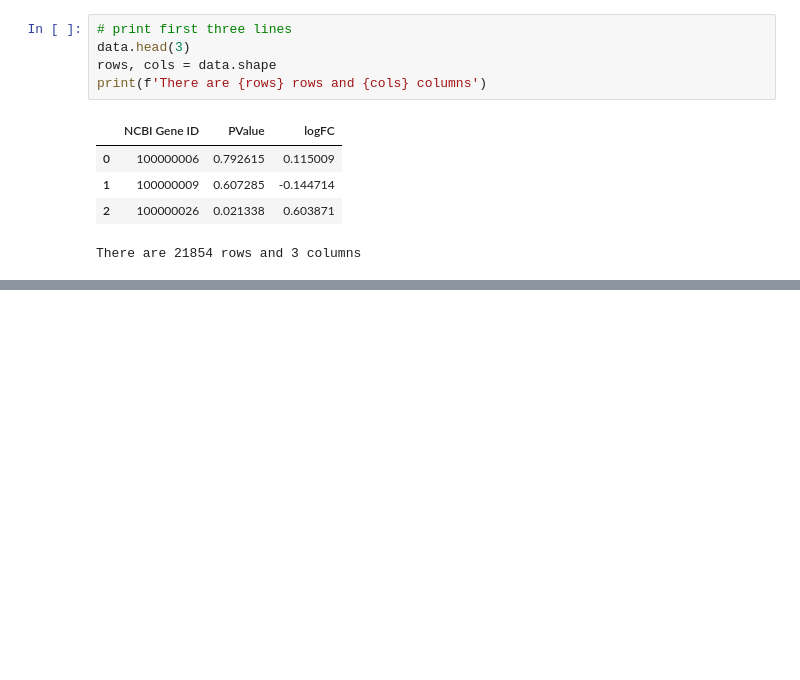
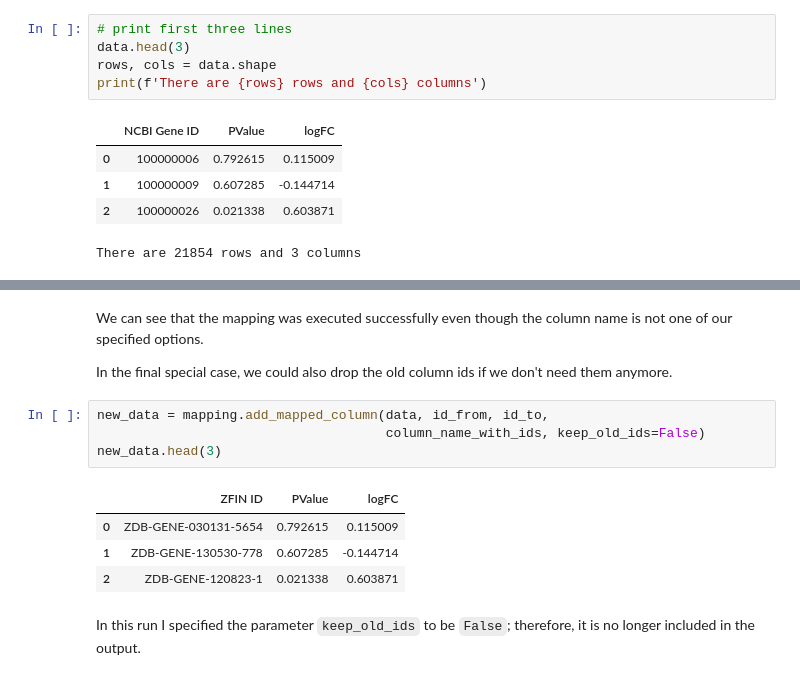
Before and after one commit to sdsucomptox/danrerlib, a Jupyter notebook: tutorials/perform_gene_id_mapping.ipynb, the cells around one changed output, grey strips where cells are left out. Cells and saved outputs as stored; diff of their text form; blank space fills up the shorter version.

```diff
--- a/tutorials/perform_gene_id_mapping.ipynb
+++ b/tutorials/perform_gene_id_mapping.ipynb
@@ -269,0 +313,15 @@ There are 21854 rows and 3 columns
+# %% [markdown]
+We can see that the mapping was executed successfully even though the column name is not one of our specified options.
+
+In the final special case, we could also drop the old column ids if we don't need them anymore.
+# %%
+new_data = mapping.add_mapped_column(data, id_from, id_to,
+                                     column_name_with_ids, keep_old_ids=False)
+new_data.head(3)
+# %% [output]
+|  | ZFIN ID | PValue | logFC |
+| 0 | ZDB-GENE-030131-5654 | 0.792615 | 0.115009 |
+| 1 | ZDB-GENE-130530-778 | 0.607285 | -0.144714 |
+| 2 | ZDB-GENE-120823-1 | 0.021338 | 0.603871 |
+# %% [markdown]
+In this run I specified the parameter `keep_old_ids` to be `False`; therefore, it is no longer included in the output.
```
Also changed, not shown: parts of 9 cells of this notebook, 5 other files.
